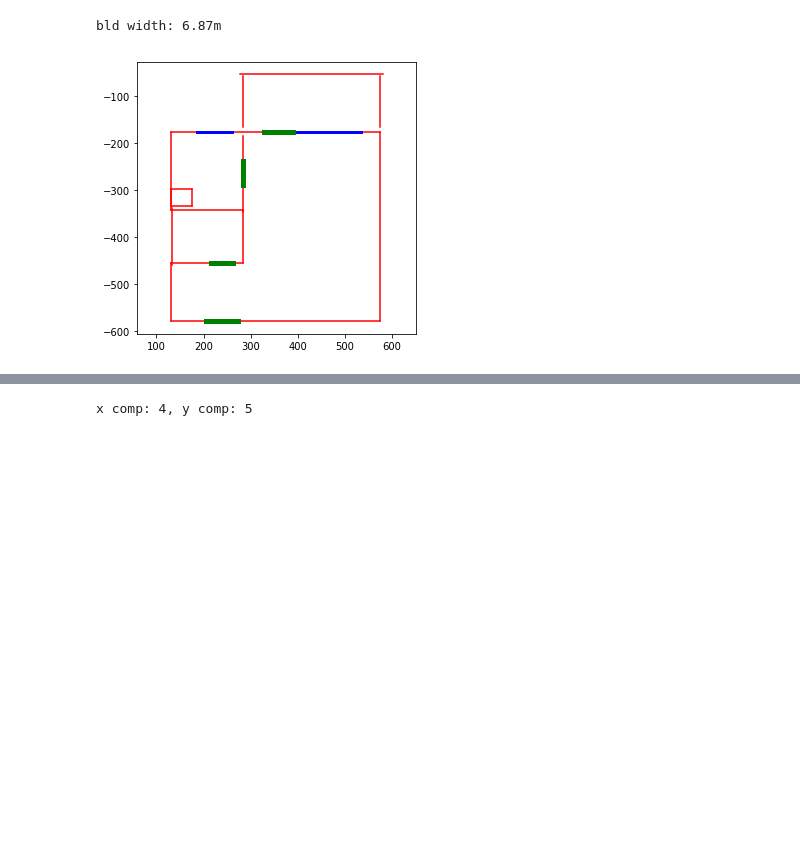
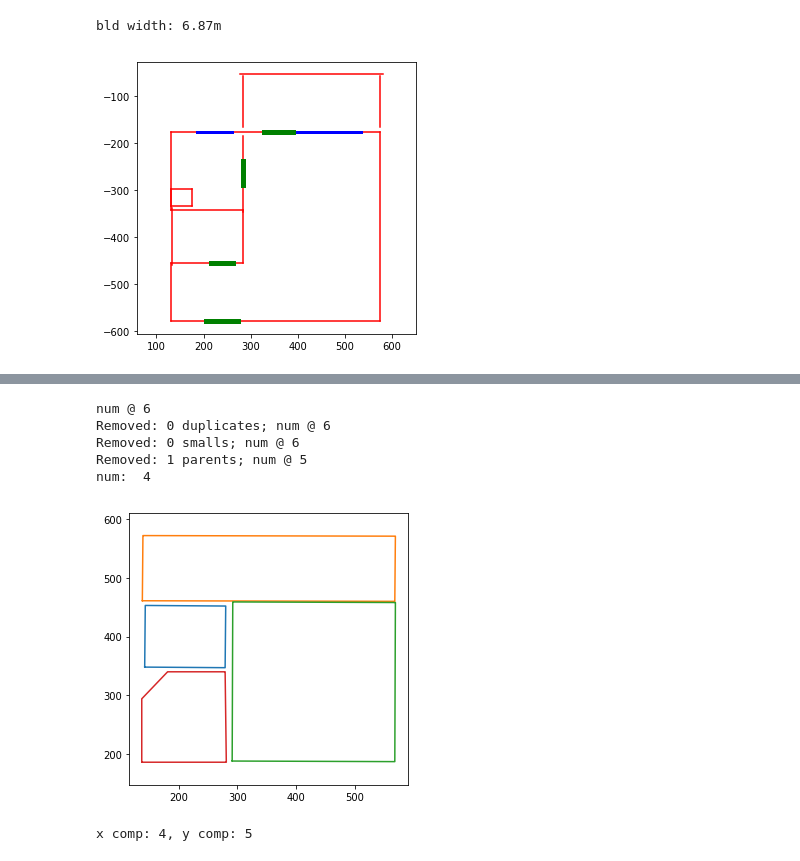
Before and after one commit to saeranv/CubiCasa5k, a Jupyter notebook: floorplan_bem/floorplan_bem.ipynb, the cells around one changed output, grey strips where cells are left out. Cells and saved outputs as stored; diff of their text form; code cells hidden in the pictures; blank space fills up the shorter version.

Commit message:
feat(floorplan_bem): save keep_equal_child

```diff
--- a/floorplan_bem/floorplan_bem.ipynb
+++ b/floorplan_bem/floorplan_bem.ipynb
@@ -513,3 +457,78 @@ AttributeError: 'numpy.ndarray' object has no attribute 'axis'
+# %%
+# poly_sh_arr_ = []
+# equal_tol = 0.1 * image_scale
+# ridx = poly_sh_rtree(poly_sh_arr)
+# for i, poly_sh in enumerate(poly_sh_arr):
+#     hits = ridx.contains(poly_sh.bounds)
+#     hits = list(hits)
+
+#     # get rid of false positives
+#     hits = [h for h in hits if poly_sh.contains(poly_sh_arr[h].buffer(-0.5 * image_scale))]
+#     _almost_equals = lambda p: almost_equals(to_poly_np(poly_sh), p, equal_tol=equal_tol)
+#     phits = [poly_sh_arr[h] for h in hits if not _almost_equals(to_poly_np(poly_sh_arr[h]))]
+
+#     if len(phits) == 0:
+#       poly_sh_arr_.append(poly_sh)
+
+#     elif len(phits) > 1:
+#         sub_poly_area = np.mean([p.area for p in phits])
+#         if abs(sub_poly_area - poly_sh.area) < image_scale * 1e-10:
+#             poly_sh_arr_.extend(phits)
+# poly_sh_arr = poly_sh_arr_
+
+def filter_parent_polys(polys_sh):#, keep_equal_child=True, equal_tol=0.1):
+    """Check if rtree contains polygon.
+
+    Args:
+        keep_equal_child: bool to indicate to replace parent with child
+    """
+    polys_sh = [p.buffer(0) for p in polys_sh]
+    ridx = poly_sh_arr_rtree(polys_sh)
+    _polys_sh = []
+    for poly_sh in polys_sh:
+        hits = ridx.contains(poly_sh.bounds)
+        hits = list(hits)
+
+        # get rid of false positives
+        hits = [h for h in hits if poly_sh.contains(polys_sh[h].buffer(-0.5 * image_scale))]
+
+        if len(hits) <= 1:
+            # child polygons, 1 indicates they contain themselves
+            _polys_sh.append(poly_sh)
+
+    return _polys_sh
+
+# Filter polygon checks
+poly_sh_arr = _poly_sh_arr
+n_poly_sh = len(poly_sh_arr)
+ridx = poly_sh_rtree(poly_sh_arr)
+print('num @', n_poly_sh)
+
+# TODO: set scale tol
+gap_tol = 1.0 * image_scale
+poly_sh_arr = filter_duplicate_polys(ridx, poly_sh_arr, gap_tol)
+_dup_diff = n_poly_sh - len(poly_sh_arr)
+print('Removed:', _dup_diff, 'duplicates; num @', len(poly_sh_arr))
+
+area_tol, side_tol = 2, 1
+poly_sh_arr = filter_by_size(poly_sh_arr, area_tol, side_tol, meter_scale)
+_sml_diff = n_poly_sh - _dup_diff - len(poly_sh_arr)
+print('Removed:', _sml_diff, 'smalls; num @', len(poly_sh_arr))
+
+poly_sh_arr = filter_parent_polys(poly_sh_arr)
+_par_diff = n_poly_sh - _sml_diff - len(poly_sh_arr)
+print('Removed:', _par_diff, 'parents; num @', len(poly_sh_arr))
+
+print('num: ', len(poly_sh_arr))
+_, a = plt.subplots(figsize=figsize_default)
+_ = viz_poly_sh_arr(poly_sh_arr, a=a)
+# %% [output]
+num @ 6
+Removed: 0 duplicates; num @ 6
+Removed: 0 smalls; num @ 6
+Removed: 1 parents; num @ 5
+num:  4
+[figure, added]
 # %%
 def estimate_1d_cluster_num(poly_sh_arr: List[geom.Polygon], gap_tol: float,
                             viz:bool=False) -> np.ndarray:
```
Also changed, not shown: parts of 5 cells of this notebook.
